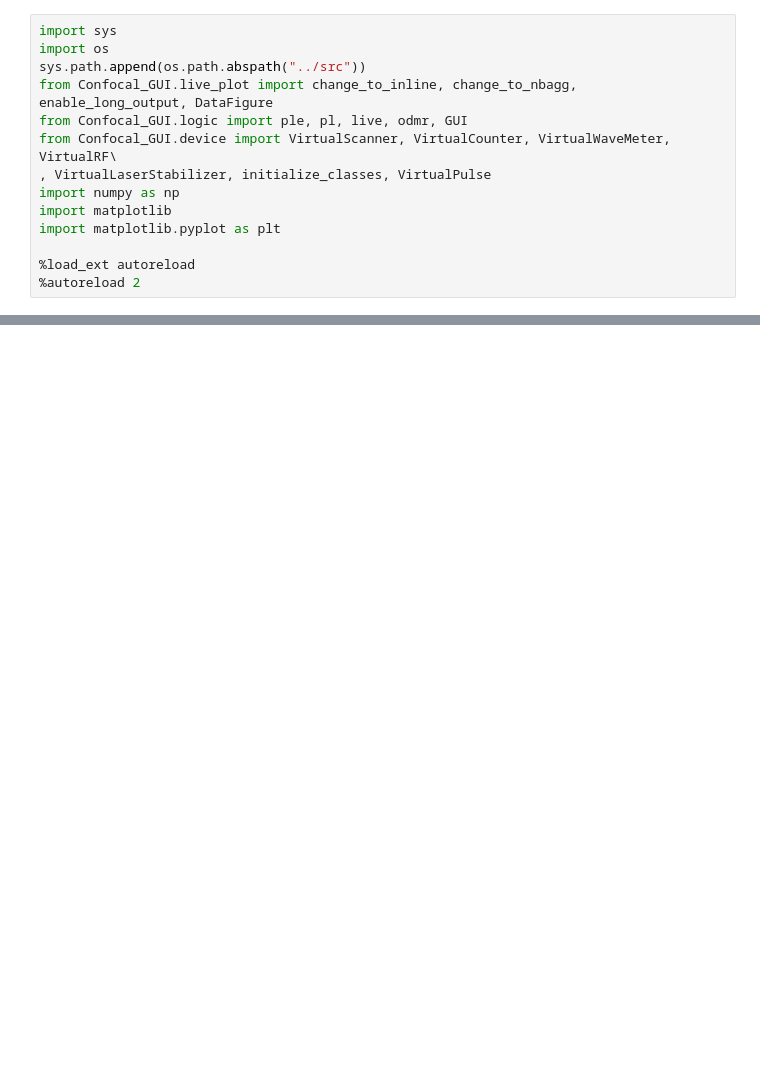
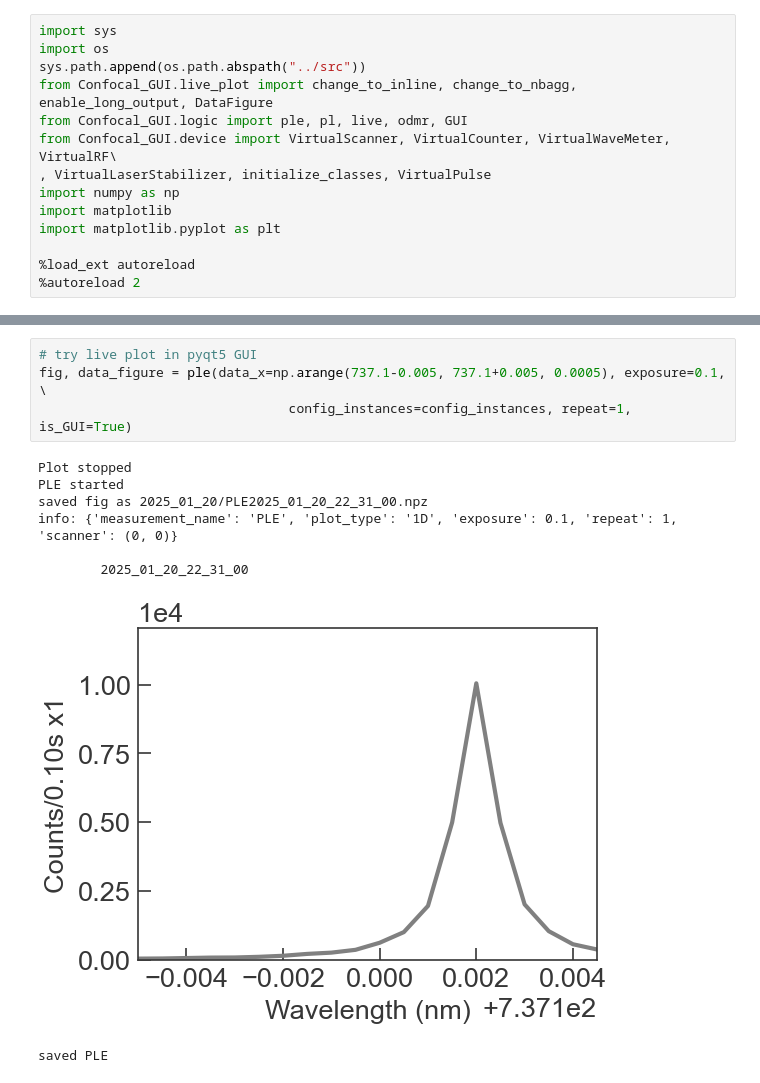
Before and after one commit to QuantumshWu/Confocal-GUI, a Jupyter notebook: jupyter notebook examples/examples with virtual devices.ipynb, the cells around one changed output, grey strips where cells are left out. Drawn from its saved outputs; the diff is of its cells as text; blank space fills up the shorter version.

```diff
--- a/jupyter notebook examples/examples with virtual devices.ipynb
+++ b/jupyter notebook examples/examples with virtual devices.ipynb
@@ -181,0 +125,13 @@ _, popt = data_figure.lorent()
+# %%
+# try live plot in pyqt5 GUI
+fig, data_figure = ple(data_x=np.arange(737.1-0.005, 737.1+0.005, 0.0005), exposure=0.1, \
+                                config_instances=config_instances, repeat=1, is_GUI=True)
+# %% [output]
+Plot stopped
+PLE started
+saved fig as 2025_01_20/PLE2025_01_20_22_31_00.npz
+info: {'measurement_name': 'PLE', 'plot_type': '1D', 'exposure': 0.1, 'repeat': 1, 'scanner': (0, 0)}
+
+        2025_01_20_22_31_00
+[figure, added]
+saved PLE
```
Also changed, not shown: parts of 158 cells of this notebook, 19 other files.
